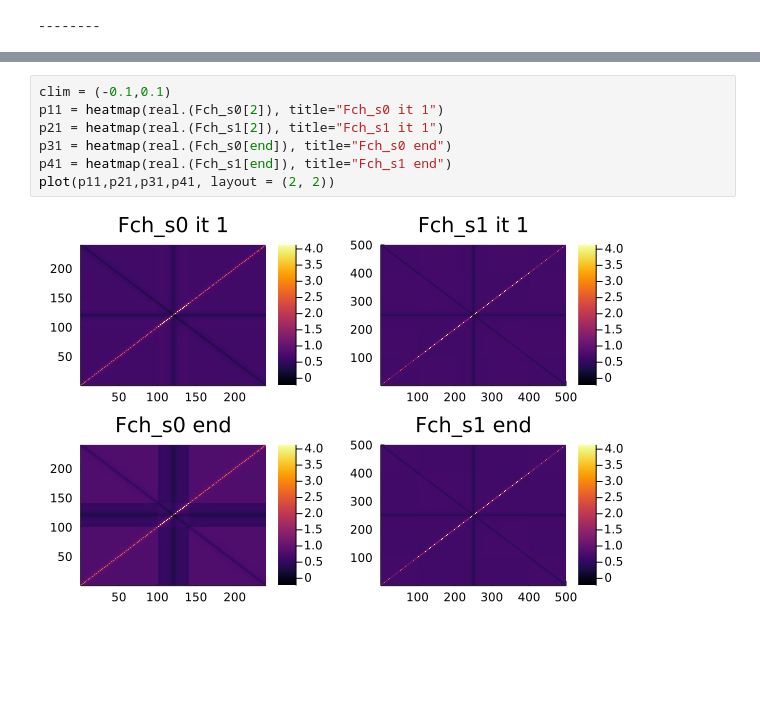
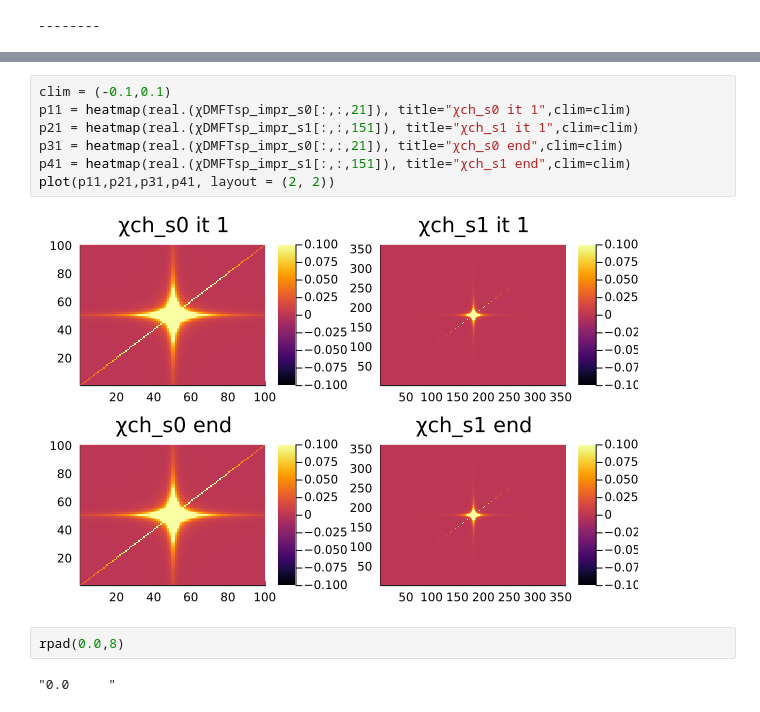
Before and after one commit to Atomtomate/BSE_Asymptotics.jl, a Jupyter notebook: notebooks/BSE_SC test.ipynb, the cells around one changed output, grey strips where cells are left out. Saved outputs shown, nothing was run; the diff lists cells and outputs as text; blank space fills up the shorter version.

```diff
--- a/notebooks/BSE_SC test.ipynb
+++ b/notebooks/BSE_SC test.ipynb
@@ -101,12 +105,16 @@ plot(p11,p21,p31,p41, layout = (2, 2))
 # %%
 clim = (-0.1,0.1)
-p11 = heatmap(real.(Fch_s0[2]), title="Fch_s0 it 1")
-p21 = heatmap(real.(Fch_s1[2]), title="Fch_s1 it 1")
-p31 = heatmap(real.(Fch_s0[end]), title="Fch_s0 end")
-p41 = heatmap(real.(Fch_s1[end]), title="Fch_s1 end")
+p11 = heatmap(real.(χDMFTsp_impr_s0[:,:,21]), title="χch_s0 it 1",clim=clim)
+p21 = heatmap(real.(χDMFTsp_impr_s1[:,:,151]), title="χch_s1 it 1",clim=clim)
+p31 = heatmap(real.(χDMFTsp_impr_s0[:,:,21]), title="χch_s0 end",clim=clim)
+p41 = heatmap(real.(χDMFTsp_impr_s1[:,:,151]), title="χch_s1 end",clim=clim)
 plot(p11,p21,p31,p41, layout = (2, 2))
 # %% [output]
-[figure, old version]
+[figure, new version]
+# %%
+rpad(0.0,8)
+# %% [output]
+"0.0     "
 # %%
 imp_dens_s0 = 0.5*sum(real.(χDMFTsp_s0+χDMFTch_s0))/β_s0^3
 imp_dens_impr_s0 = 0.5*sum(real.(χDMFTsp_impr_s0+χDMFTch_impr_s0))/β_s0^3
```
Also changed, not shown: parts of 11 cells of this notebook, 6 other files.
